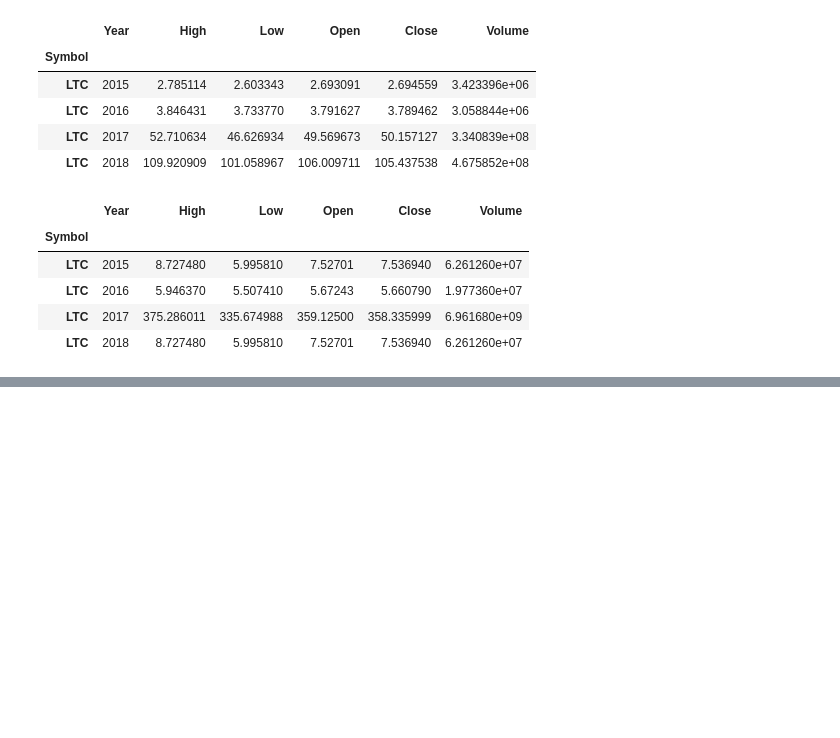
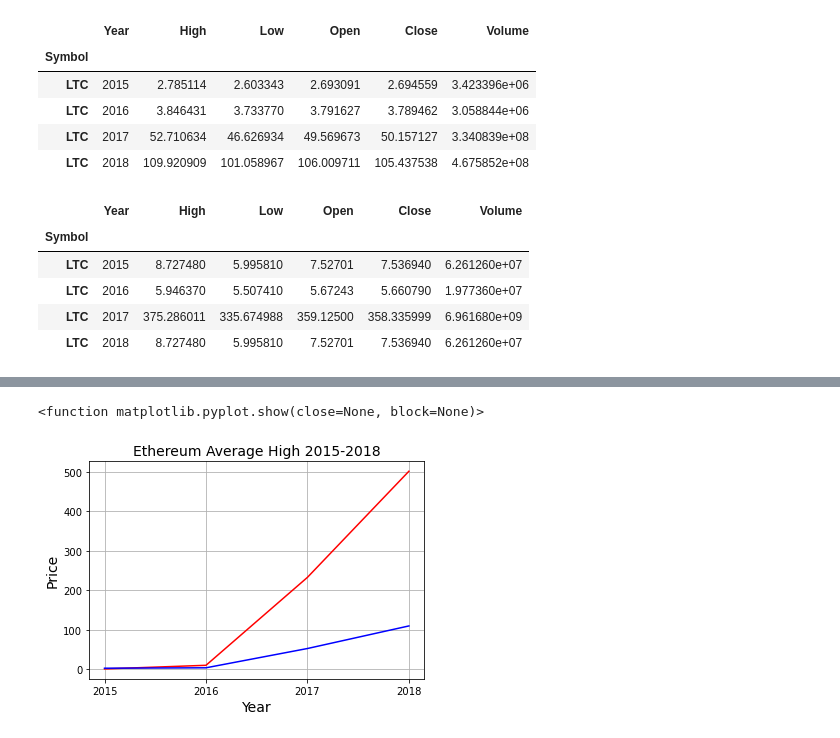
Before and after one commit to uchenna23/Project-2-Group-8, a Jupyter notebook: Project 2 Datasets/Project 2 MC.ipynb, the cells around one changed output, grey strips where cells are left out. Saved outputs shown, nothing was run; the diff lists cells and outputs as text; code cells hidden in the pictures; blank space fills up the shorter version.

Commit message:
MC's charts for cryptocurrencies

```diff
--- a/Project 2 Datasets/Project 2 MC.ipynb
+++ b/Project 2 Datasets/Project 2 MC.ipynb
@@ -680,3 +685,16 @@ Litecoin1518_df_min
 | LTC | 2016 | 3.05534 | 2.919460 | 2.965720 | 2.99678 | 507480.0 |
 | LTC | 2017 | 3.76948 | 3.613590 | 3.714440 | 3.71453 | 2629220.0 |
 | LTC | 2018 | 23.75446 | 22.824781 | 23.462881 | 23.46433 | 187486000.0 |
+# %%
+plt.plot(Ethereum1518_df_avg['Year'], Ethereum1518_df_avg["High"], color='red')
+plt.plot(Litecoin1518_df_avg['Year'], Litecoin1518_df_avg["High"], color='blue')
+plt.title('Ethereum Average High 2015-2018', fontsize=14)
+plt.xlabel('Year', fontsize=14)
+plt.ylabel('Price', fontsize=14)
+plt.grid(True)
+plt.gca().xaxis.set_major_locator(mticker.MultipleLocator(1))
+plt.legend
+plt.show
+# %% [output]
+<function matplotlib.pyplot.show(close=None, block=None)>
+[figure, added]
```
Also changed, not shown: parts of 19 cells of this notebook.
